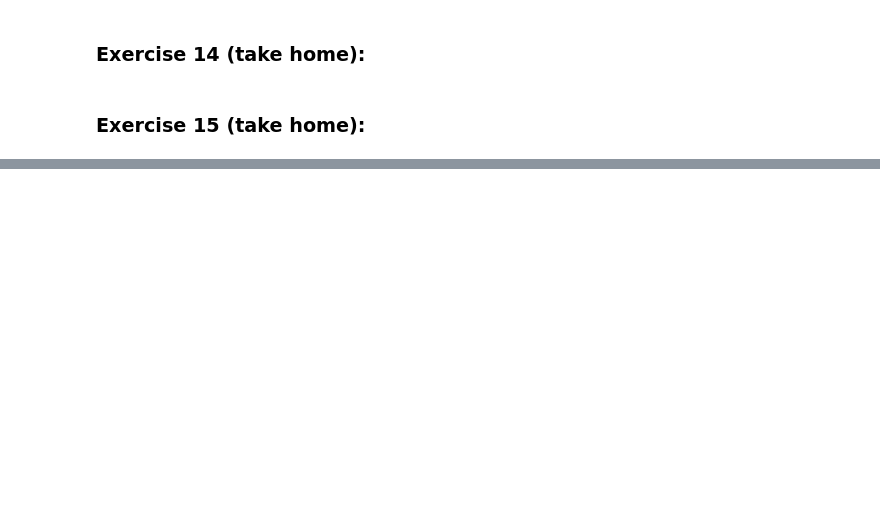
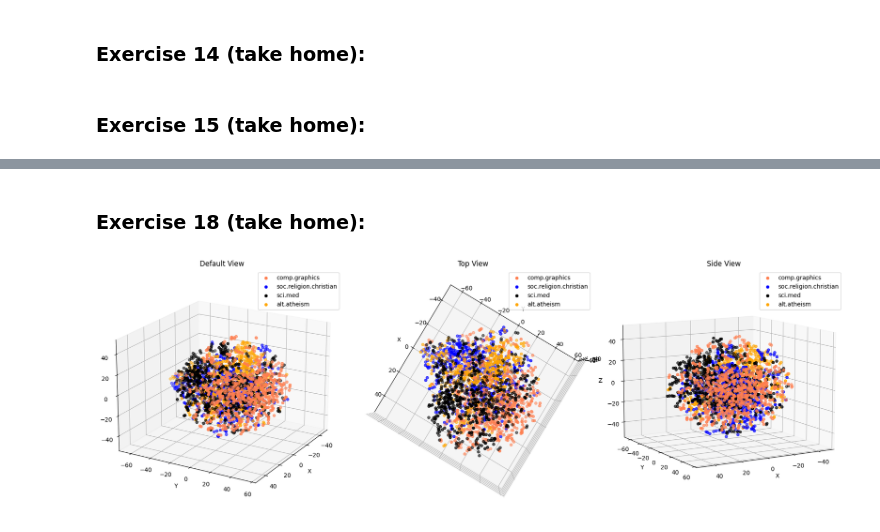
Before and after one commit to ryonaya/DM2024-Lab1-Homework, a Jupyter notebook: DM2024-Lab1-Homework.ipynb, the cells around one changed output, grey strips where cells are left out. Drawn from its saved outputs; the diff is of its cells as text; code cells hidden in the pictures; blank space fills up the shorter version.

Commit message:
Take home exercise done.

```diff
--- a/DM2024-Lab1-Homework.ipynb
+++ b/DM2024-Lab1-Homework.ipynb
@@ -44,6 +46,7 @@ import helpers.data_mining_helpers as dmh
 X = pd.DataFrame.from_records(dmh.format_rows(twenty_train), columns= ['text'])
 X['category'] = twenty_train.target
 X['category_name'] = X.category.apply(lambda t: dmh.format_labels(t, twenty_train))
+X['unigrams'] = X['text'].apply(lambda x: dmh.tokenize_text(x))
 
 import matplotlib.pyplot as plt
 %matplotlib inline
@@ -64,6 +67,13 @@ sorted_paired_values = sorted(paired_values, key=lambda x: x[1], reverse=True)
 
 import math
 term_frequencies_log = [math.log(i) for i in term_frequencies]
+
+from sklearn.manifold import TSNE
+terms = count_vect.get_feature_names_out()  # Original terms in the vocabulary
+X_tdm = count_vect.fit_transform(X['text'])  # X['text'] contains your text data
+tdm_df = pd.DataFrame(X_tdm.toarray(), columns=terms, index=X.index)
+
+from sklearn import preprocessing, metrics, decomposition, pipeline, dummy
 # %% [markdown]
 ### Exercise 2 (take home):
 # %%
@@ -246,0 +315,39 @@ g.set_xticklabels(x, rotation = 90)
+# %% [markdown]
+### Exercise 18 (take home):
+# %%
+# Answer here
+
+# Although they aren't very separated, we can still somewhat see the clusters.
+# Dots of the same color tend to be a bit closer to each other.
+
+X_tsne_aug = TSNE(n_components=3).fit_transform(tdm_df.values)
+col = ['coral', 'blue', 'black', 'orange']
+categories = X['category_name'].unique()
+
+fig = plt.figure(figsize=(18, 6))
+
+# Define a function to create a scatter plot for each method
+def plot_scatter_3D(ax, X_reduced, title, elev, azim):
+    for c, category in zip(col, categories):
+        xs = X_reduced[X['category_name'] == category].T[0]
+        ys = X_reduced[X['category_name'] == category].T[1]
+        zs = X_reduced[X['category_name'] == category].T[2]
+        ax.scatter(xs, ys, zs, c=c, marker='o', label=category)
+
+    ax.grid(color='gray', linestyle=':', linewidth=2, alpha=0.2)
+    ax.set_title(title)
+    ax.set_xlabel('X')
+    ax.set_ylabel('Y')
+    ax.set_zlabel('Z')
+    ax.legend(loc='upper right')
+    ax.view_init(elev=elev, azim=azim)
+
+plot_scatter_3D(fig.add_subplot(131, projection='3d'), X_tsne_aug, 'Default View', 20, 30)
+plot_scatter_3D(fig.add_subplot(132, projection='3d'), X_tsne_aug, 'Top View', 90, 30)
+plot_scatter_3D(fig.add_subplot(133, projection='3d'), X_tsne_aug, 'Side View', 10, 60)
+
+# Show the plot
+plt.tight_layout()
+plt.show()
+# %% [output]
+[figure, added]
```
Also changed, not shown: parts of 17 cells of this notebook, 12 other files.
